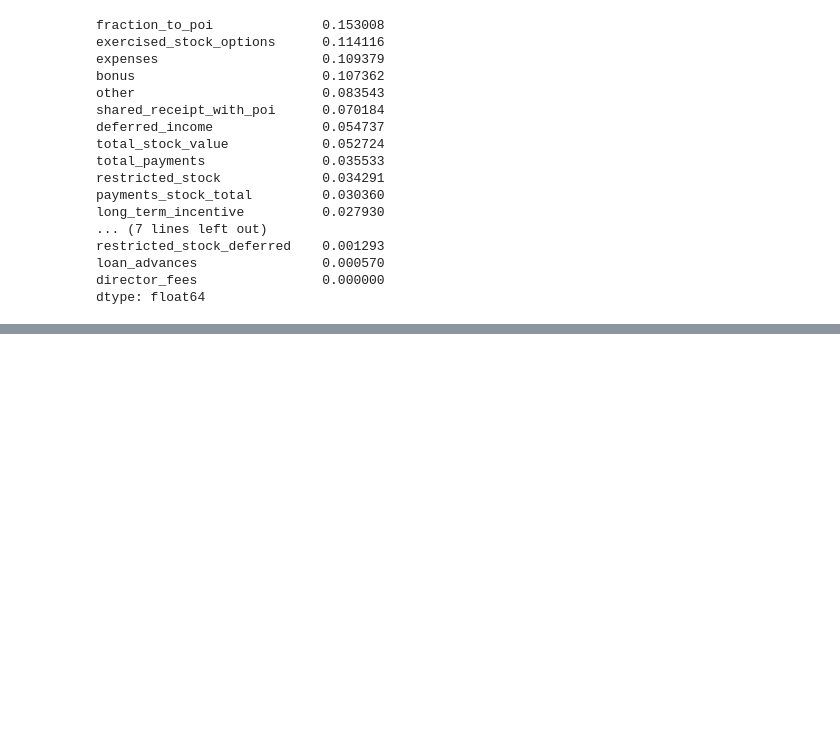
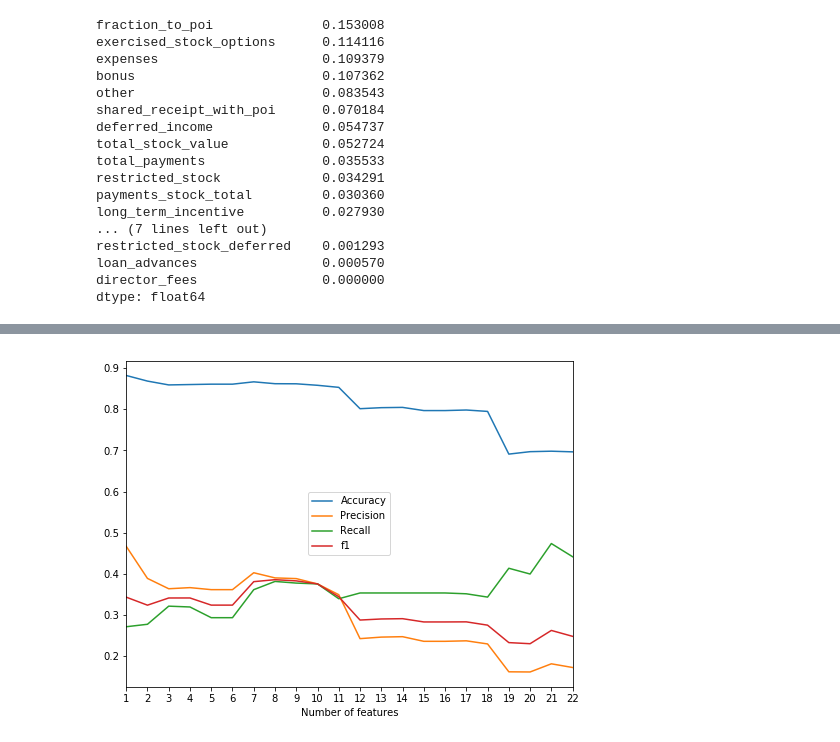
Before and after one commit to Zhenmao/udacity-dand-p5-identify-fraud-from-enron-email, a Jupyter notebook: udacity-dand-p5-identify-fraud-from-enron-email.ipynb, the cells around one changed output, grey strips where cells are left out. Cells and saved outputs as stored; diff of their text form; code cells hidden in the pictures; blank space fills up the shorter version.

```diff
--- a/udacity-dand-p5-identify-fraud-from-enron-email.ipynb
+++ b/udacity-dand-p5-identify-fraud-from-enron-email.ipynb
@@ -396,0 +492,9 @@ dtype: float64
+# %%
+# Due to running time, 100 shuffles are used instead of 1000 shuffles for algorithm selection
+sss_100 = StratifiedShuffleSplit(n_splits=100, test_size=0.3, random_state=42)
+# %%
+# Naive Bayes with SelectKBest features
+clf = GaussianNB()
+scores_NaiveBayes_SelectKBest_df = feature_num_scores(features, labels, features_selectKBest_all, sss_100, clf)
+# %% [output]
+[figure, added]
```
Also changed, not shown: parts of 13 cells of this notebook.
